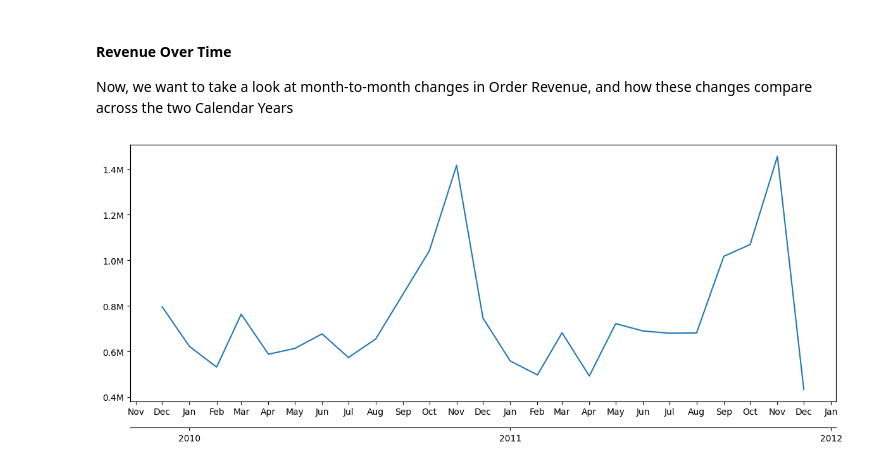
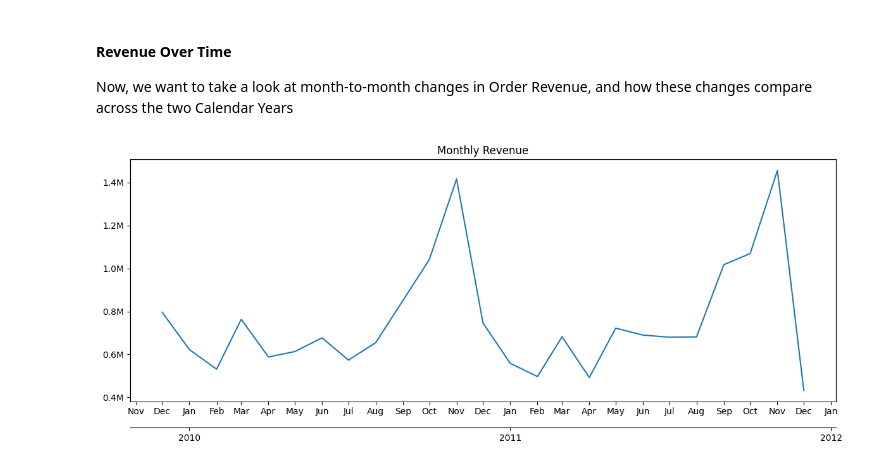
Before and after one commit to ahimranVT/retail-analytics-platform, a Jupyter notebook: notebooks/explore_transactions.ipynb, the cells around one changed output. Drawn from its saved outputs; the diff is of its cells as text; code cells hidden in the pictures.

```diff
--- a/notebooks/explore_transactions.ipynb
+++ b/notebooks/explore_transactions.ipynb
@@ -65,13 +66,13 @@ transactions_df['InvoiceDate'] = pd.to_datetime(transactions_df['InvoiceDate'])
 transactions_df['YearMonth'] = transactions_df['InvoiceDate'].dt.strftime('%Y-%m')
 
 # Calculate Order Item level Revenue Data
-transactions_df['OrderRevenue'] = transactions_df['Quantity'] * transactions_df['Price']
+transactions_df['LineItemRevenue'] = transactions_df['Quantity'] * transactions_df['Price']
 
 # Aggregate the data to get monthly unique invoices and active customers from 2009-2010
 monthly_metrics = transactions_df.groupby('YearMonth').agg(
     active_customers = ('Customer ID', 'nunique'),
     orders_placed = ('Invoice', 'nunique'),
-    revenue = ('OrderRevenue', 'sum')
+    revenue = ('LineItemRevenue', 'sum')
 ).reset_index()
 
 monthly_metrics.head()
@@ -89,28 +90,29 @@ Now, we want to take a look at month-to-month changes in Order Revenue, and how
 # %%
 fig, ax = plt.subplots(figsize=(12,5))
 ax.plot(monthly_metrics['YearMonth'], monthly_metrics['revenue'])
+ax.set_title('Monthly Revenue')
 
 # Formatting the x-axis
 ax.xaxis.set_major_locator(mdates.MonthLocator())
 ax.xaxis.set_major_formatter(mdates.DateFormatter('%b'))
 
 # Creating a secondary x-axis for the year
 ax2 = ax.twiny()
 ax2.set_xlim(ax.get_xlim())
 
 # Formatting the secondary x-axis
 ax2.xaxis.set_major_locator(mdates.YearLocator())
 ax2.xaxis.set_major_formatter(mdates.DateFormatter('%Y'))
 
 # Ensuring the secondary x-axis is positioned below the primary x-axis
 ax2.xaxis.set_ticks_position('bottom')
 ax2.spines['bottom'].set_position(('outward', 30))
 
 # Formatting the y-axis units
 ax.ticklabel_format(style='plain', axis='y')
 ax.yaxis.set_major_formatter(mtick.FuncFormatter(lambda x, p: f'{x/1e6:.1f}M'))
 
 plt.tight_layout()
 plt.show()
 # %% [output]
-[figure, old version]
+[figure, new version]
```
Also changed, not shown: parts of 9 cells of this notebook.
